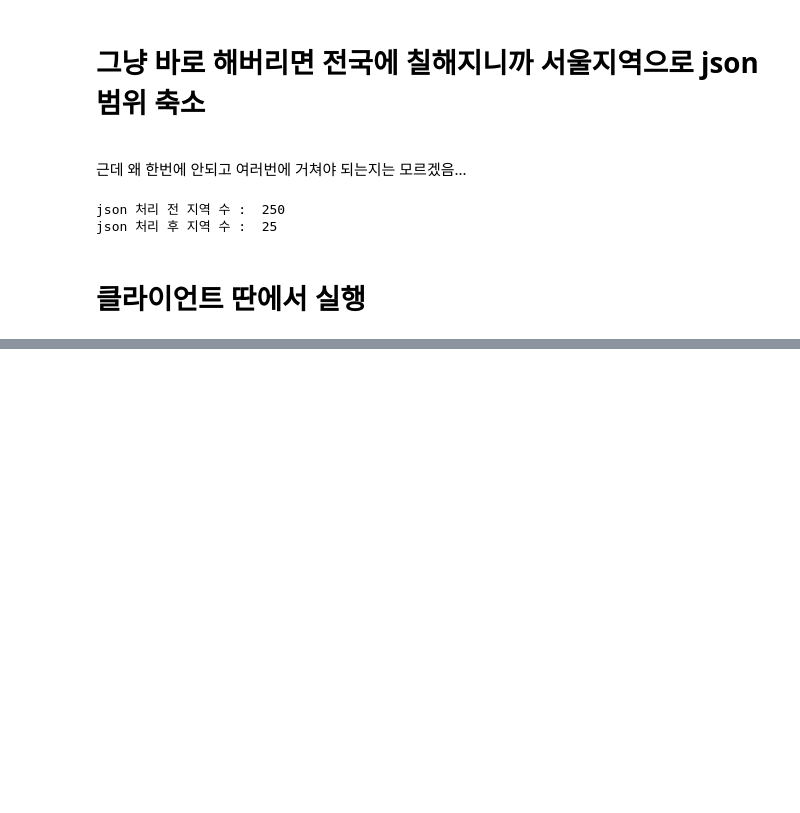
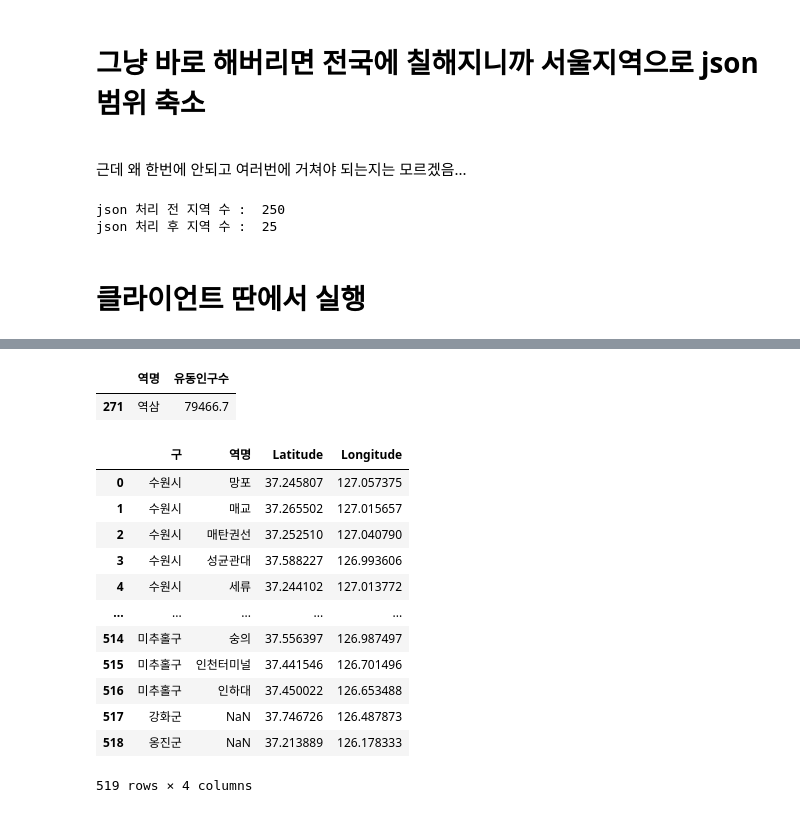
Before and after one commit to SeungYeonJeong22/seoulDataAnalysis, a Jupyter notebook: dataFrameSubMap-Copy1.ipynb, the cells around one changed output, grey strips where cells are left out. Cells and saved outputs as stored; diff of their text form; code cells hidden in the pictures; blank space fills up the shorter version.

```diff
--- a/dataFrameSubMap-Copy1.ipynb
+++ b/dataFrameSubMap-Copy1.ipynb
@@ -708,0 +668,65 @@ aa
+# %%
+st_edDF_gu = pd.DataFrame()
+st_edDF_st = pd.DataFrame()
+t_sum_gu = []
+t_sum_st = []
+k = 0
+for i in range(int('01'),int('10')+1):
+    i = str(i).zfill(2)
+    t_sum_gu.append(data2019['data201906' + i])
+    t_sum_st.append(data2019['data201906' + i])
+
+    t_sum_gu[k] = pd.DataFrame(t_sum_gu[k],columns = ['구','승차총승객수','하차총승객수','유동인구수'])
+    t_sum_st[k] = pd.DataFrame(t_sum_st[k],columns = ['역명','승차총승객수','하차총승객수','유동인구수'])
+
+    t_sum_gu[k] = t_sum_gu[k].groupby('구').sum().rename_axis('구').reset_index()
+    t_sum_st[k] = t_sum_st[k].groupby('역명').sum().rename_axis('역명').reset_index()
+
+    st_edDF_gu = pd.concat([st_edDF_gu,t_sum_gu[k]],axis = 0,ignore_index = True)
+    st_edDF_st = pd.concat([st_edDF_st,t_sum_st[k]],axis = 0,ignore_index = True)
+    k += 1
+
+#신설역 혹은 신설 구가 데이터에 없을 경우가 있을수 있기 때문에 단순하게 k로 나누면 안됨
+tmp_gu_cnt = st_edDF_gu.groupby('구').count()
+tmp_st_cnt = st_edDF_st.groupby('역명').count()
+
+tmp_sum_gu = st_edDF_gu.groupby('구').sum()
+tmp_sum_st = st_edDF_st.groupby('역명').sum()
+
+st_edDF_gu = tmp_sum_gu.divide(tmp_gu_cnt)
+st_edDF_st = tmp_sum_st.divide(tmp_st_cnt)
+
+st_edDF_gu = st_edDF_gu.rename_axis('구').reset_index()
+st_edDF_st = st_edDF_st.rename_axis('역명').reset_index()
+
+# print(st_edDF_gu)
+# print(st_edDF_st)
+
+st_pop = st_edDF_st[st_edDF_st['역명'] == '역삼'][['역명','유동인구수']]
+st_pop
+
+
+# print('st_pop\n',st_pop)
+# self.st_info = pd.merge(st_pop,loc_csv,how = 'inner',on = '역명')
+# print('st_info\n',st_info)
+# self.fig,self.ax = plt.subplots(nrows = 2,ncols = 1,figsize  = (len(self.st_info['역명']),10))
+# print('self.st_info\n',self.st_info)
+# %% [output]
+|  | 역명 | 유동인구수 |
+| 271 | 역삼 | 79466.7 |
+# %%
+loc_csv
+# %% [output]
+|  | 구 | 역명 | Latitude | Longitude |
+| 0 | 수원시 | 망포 | 37.245807 | 127.057375 |
+| 1 | 수원시 | 매교 | 37.265502 | 127.015657 |
+| 2 | 수원시 | 매탄권선 | 37.252510 | 127.040790 |
+| 3 | 수원시 | 성균관대 | 37.588227 | 126.993606 |
+| 4 | 수원시 | 세류 | 37.244102 | 127.013772 |
+| ... | ... | ... | ... | ... |
+| 514 | 미추홀구 | 숭의 | 37.556397 | 126.987497 |
+| 515 | 미추홀구 | 인천터미널 | 37.441546 | 126.701496 |
+| 516 | 미추홀구 | 인하대 | 37.450022 | 126.653488 |
+| 517 | 강화군 | NaN | 37.746726 | 126.487873 |
+| 518 | 옹진군 | NaN | 37.213889 | 126.178333 |
+519 rows × 4 columns
```
Also changed, not shown: parts of 7 cells of this notebook, 1 other file.
